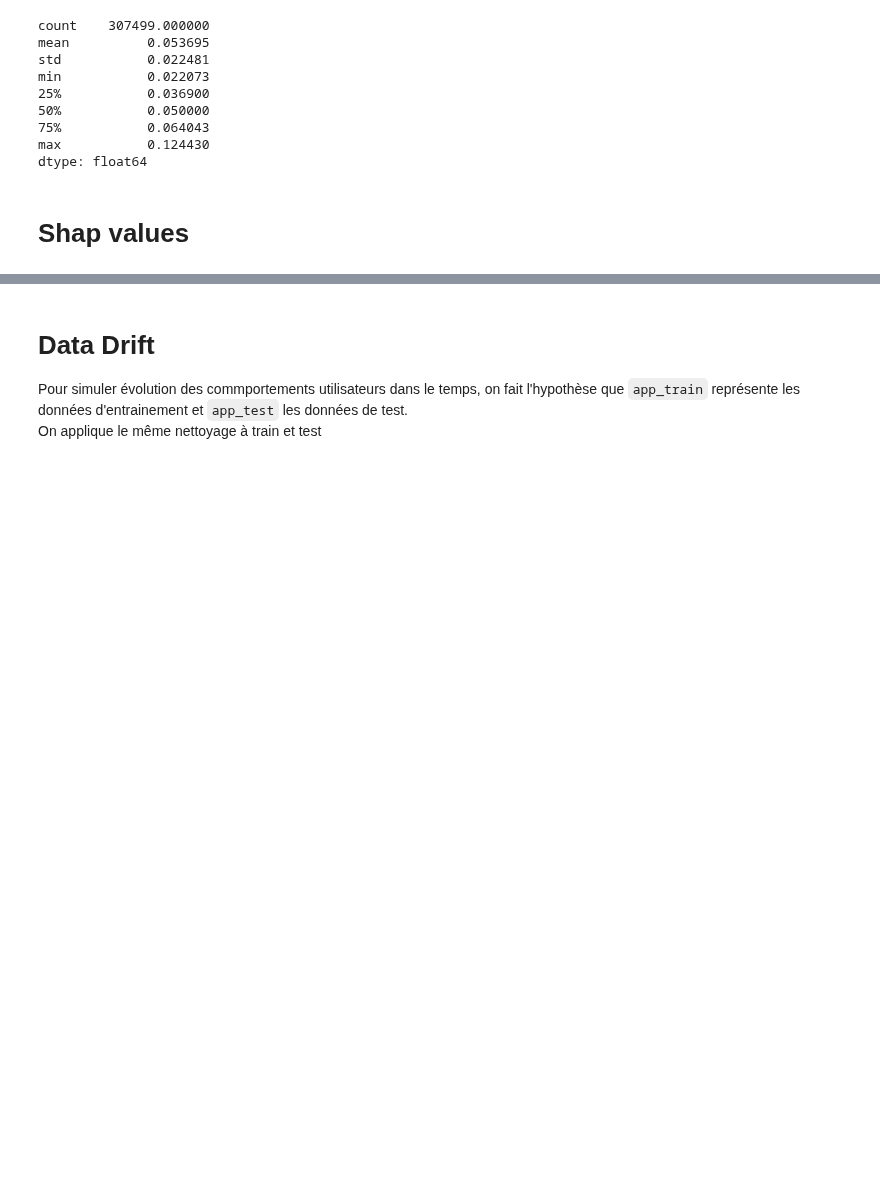
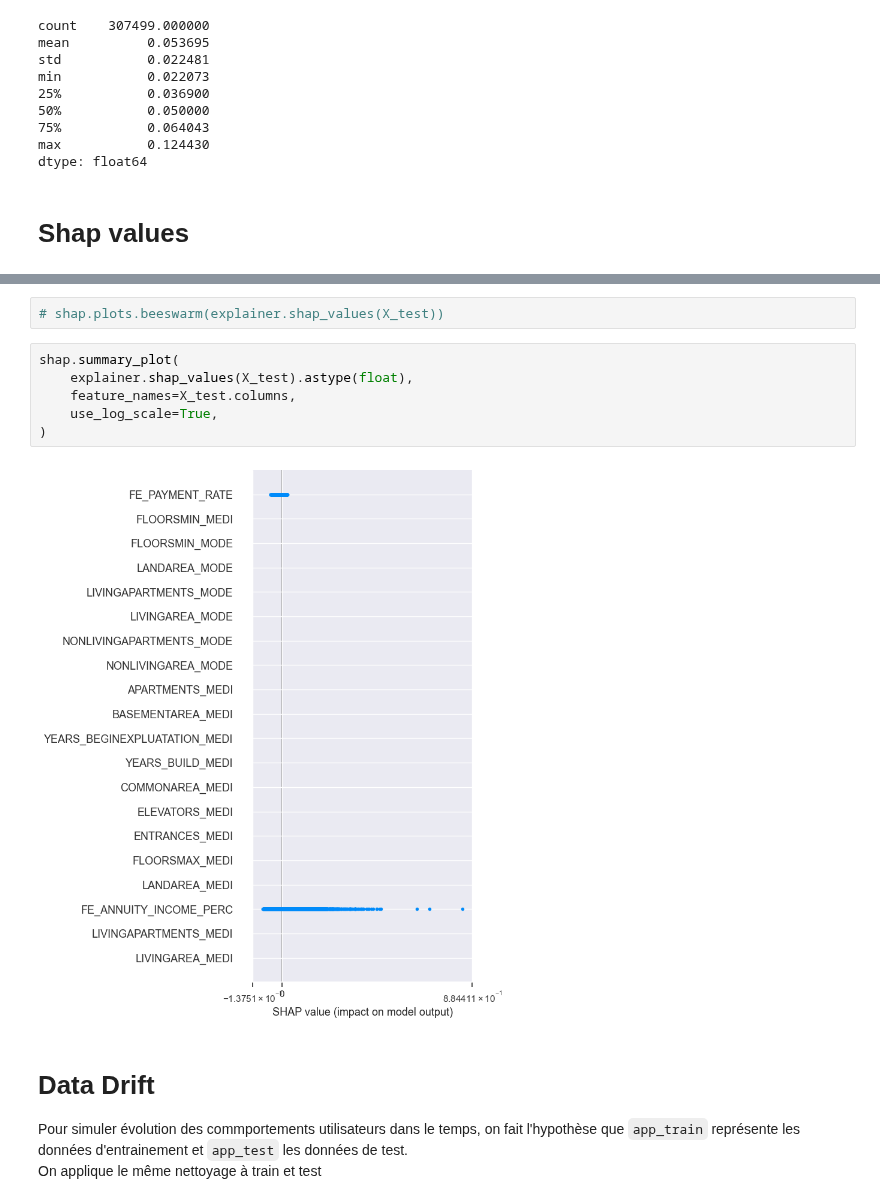
Before and after one commit to carlgennetais/P7_scoring_ML, a Jupyter notebook: notebooks/P7_04_modeling-pipeline.ipynb, the cells around one changed output, grey strips where cells are left out. Cells and saved outputs as stored; diff of their text form; blank space fills up the shorter version.

```diff
--- a/notebooks/P7_04_modeling-pipeline.ipynb
+++ b/notebooks/P7_04_modeling-pipeline.ipynb
@@ -254,3 +291,13 @@ dtype: float64
+# %%
+# shap.plots.beeswarm(explainer.shap_values(X_test))
+# %%
+shap.summary_plot(
+    explainer.shap_values(X_test).astype(float),
+    feature_names=X_test.columns,
+    use_log_scale=True,
+)
+# %% [output]
+[figure, added]
 # %% [markdown]
 # Data Drift
 Pour simuler évolution des commportements utilisateurs dans le temps, on fait l'hypothèse que `app_train` représente les données d'entrainement et `app_test` les données de test.
```
Also changed, not shown: parts of 6 cells of this notebook, 1 other file.
